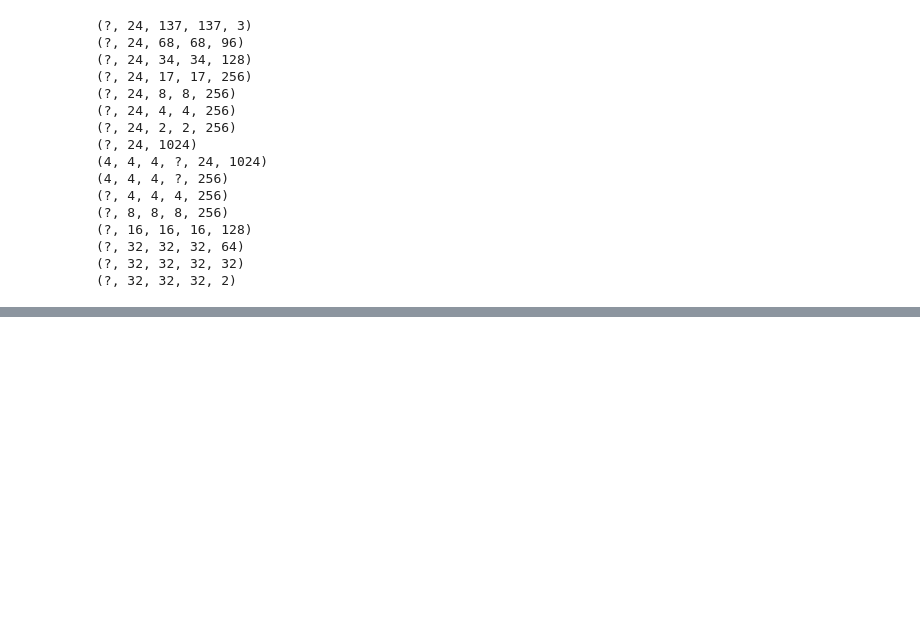
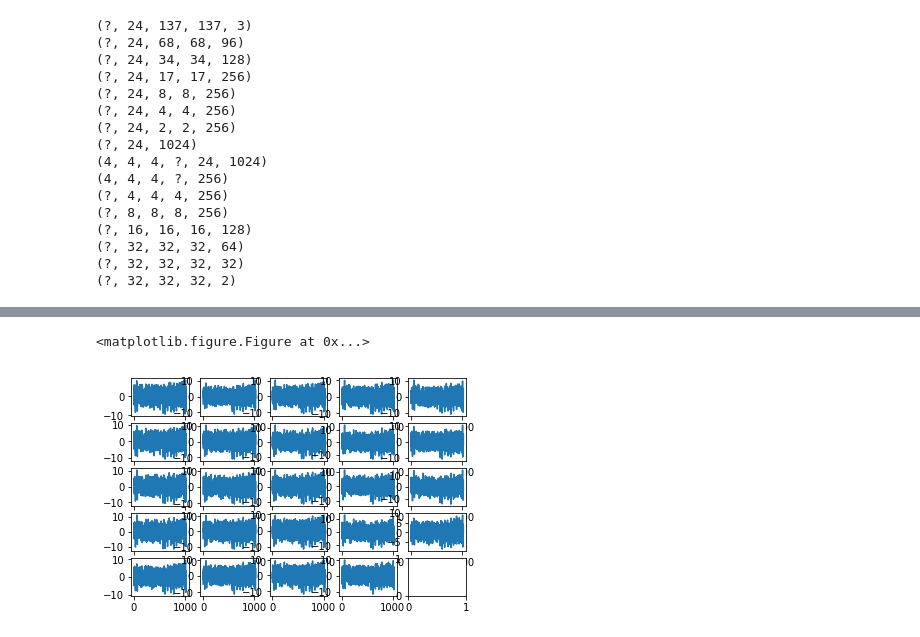
Before and after one commit to micmelesse/3D-reconstruction-with-Neural-Networks, a Jupyter notebook: debug.ipynb, the cells around one changed output, grey strips where cells are left out. Cells and saved outputs as stored; diff of their text form; code cells hidden in the pictures; blank space fills up the shorter version.

```diff
--- a/debug.ipynb
+++ b/debug.ipynb
@@ -154,7 +153,7 @@ print(s_input.shape)
 for i in range(4):
     for j in range(4):
         for k in range(4):
-            fc=s_input[i,j,k,0,0]
+            fc=s_input[i,j,k,0,23]
             plt.figure()
             plt.plot(fc)
             plt.savefig(os.path.join("out",'{}{}{}.png'.format(i,j,k)))
@@ -195,25 +209,3 @@ out=voxel.eval(fd)
 outvoxel=binvox_rw.Voxels(out,out.shape,[0,0,0],1,'xzy')
 with open("out/voxels/{}.binvox".format(),'w') as f:
     outvoxel.write(f)
-# %%
-# enocder debug
-encoder_dir="out/encoder"
-
-batch_size,time_steps,n_layers=shapenet.batch_size,24,7
-for b in range(batch_size):
-    for t in range(time_steps):
-        out_dir=os.path.join(out_root_dir,str(b),str(t))
-        if not os.path.isdir(out_dir):
-            os.makedirs(out_dir)
-
-        for i in range(n_layers):
-            var=encoder_outputs[i]
-            var=var[b,t]
-            utils.imsave_multichannel(var.eval(fd),out_dir+"/layer_{}.png".format(str(i)))
-
-        var=encoder_outputs[n_layers]
-        var=var.eval(fd)
-        var=var[b,t]
-        plt.figure()
-        plt.plot(var)
-        plt.savefig(out_dir+"/{}(feature_vector).png".format(str(n_layers)))
@@ -233,0 +212,14 @@ KeyboardInterrupt:
+# %%
+%matplotlib inline
+feature_vectors=encoder_outputs[7].eval(fd)
+plt.figure()
+f, axarr = plt.subplots(5, 5)
+for i in range(5):
+    for j in range(5):
+        t=i*5+j
+        if(t<24):
+            p=feature_vectors[0,t]
+            axarr[i, j].plot(p)
+# %% [output]
+<matplotlib.figure.Figure at 0x...>
+[figure, added]
```
Also changed, not shown: parts of 8 cells of this notebook, 1 other file.
